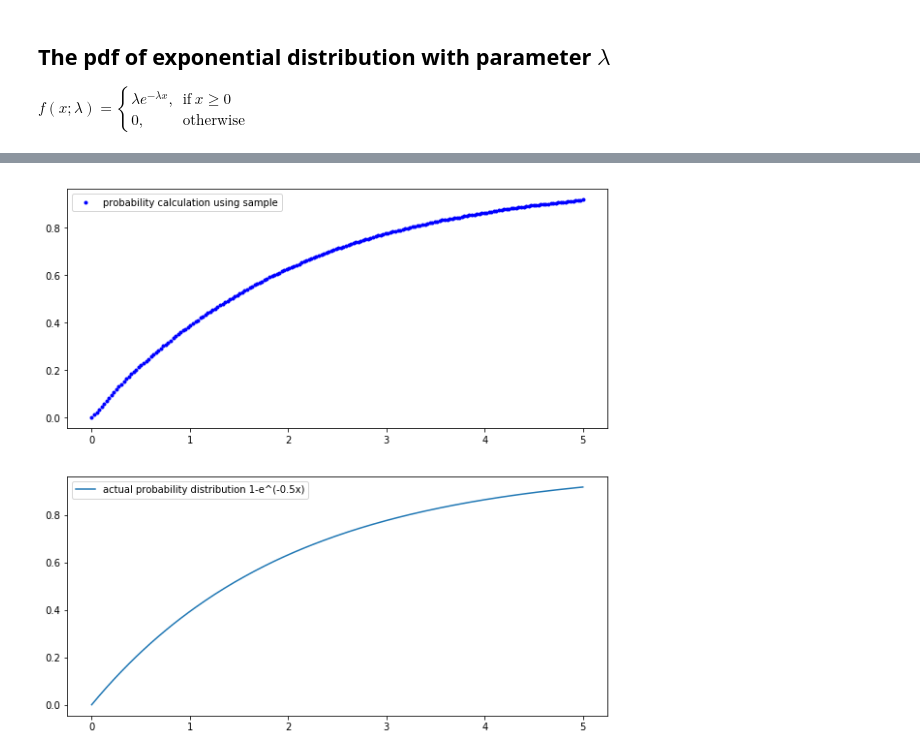
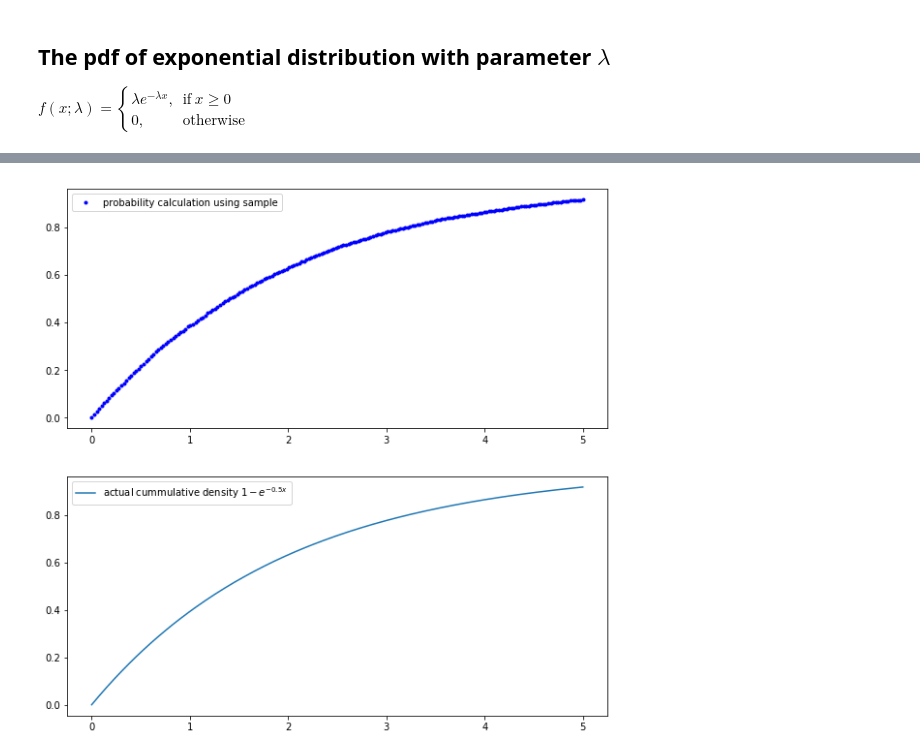
Before and after one commit to letaoZ/MAT331, a Jupyter notebook: week04/HW04_lab_solution.ipynb, the cells around one changed output, grey strips where cells are left out. Cells and saved outputs as stored; diff of their text form; code cells hidden in the pictures.

```diff
--- a/week04/HW04_lab_solution.ipynb
+++ b/week04/HW04_lab_solution.ipynb
@@ -196,7 +195,7 @@ for i in range(0,3):
              label=u"Density hist: $\lambda = %.1f$"%lam,
              edgecolor='black', linewidth=1.2,alpha = lam/2);
     plt.plot(xvals, exp_cdf(xvals,lam), 'b',
-             label=u'actual pdf')
+             label=u'actual CDF')
 
     plt.legend()
     plt.show()
@@ -222,7 +221,7 @@ for i in range(0,3):
              label=u"Density hist: $\lambda = %.1f$"%lam,
              edgecolor='black', linewidth=1.2,alpha = lam/2);
     plt.plot(xvals, exp_cdf(xvals,lam), 'b',
-             label=u'actual pdf')
+             label=u'actual CDF')
 
     plt.legend()
     plt.show()
@@ -250,17 +249,17 @@ for i in range(0,len(aa)):
 # %%
 # plot CDF of exp distribution with parameter 0.5
 
 plt.figure(figsize=(10,10))
 plt.subplot(211)
 plt.plot(aa,CDFarr,'.',color = 'blue',
          label = u'probability calculation using sample')
 plt.legend()
 
 plt.subplot(212)
 plt.plot(aa,exp_cdf(aa,0.5),'-',
-        label = u'actual probability distribution 1-e^(-0.5x)')
+        label = u'actual cummulative density $1-e^{-0.5x}$')
 plt.legend()
 
 plt.show()
 # %% [output]
-[figure, old version]
+[figure, new version]
```
Also changed, not shown: parts of 6 cells of this notebook.
